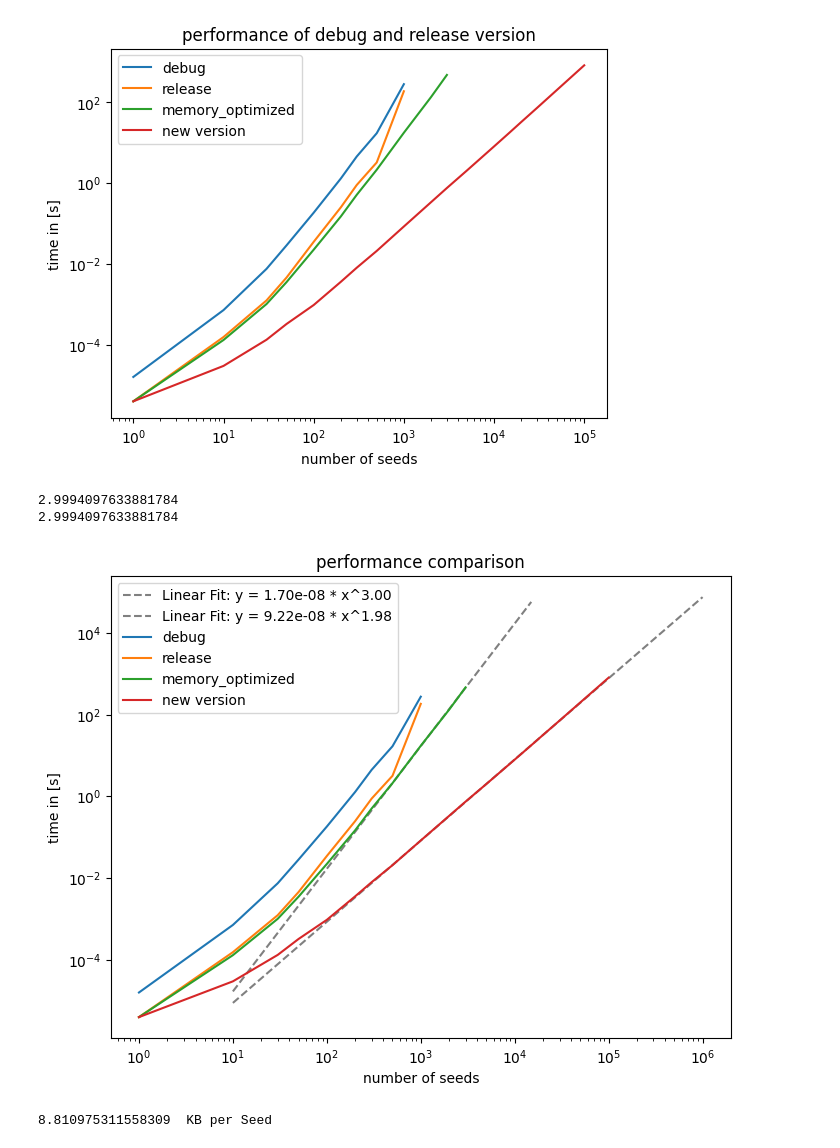
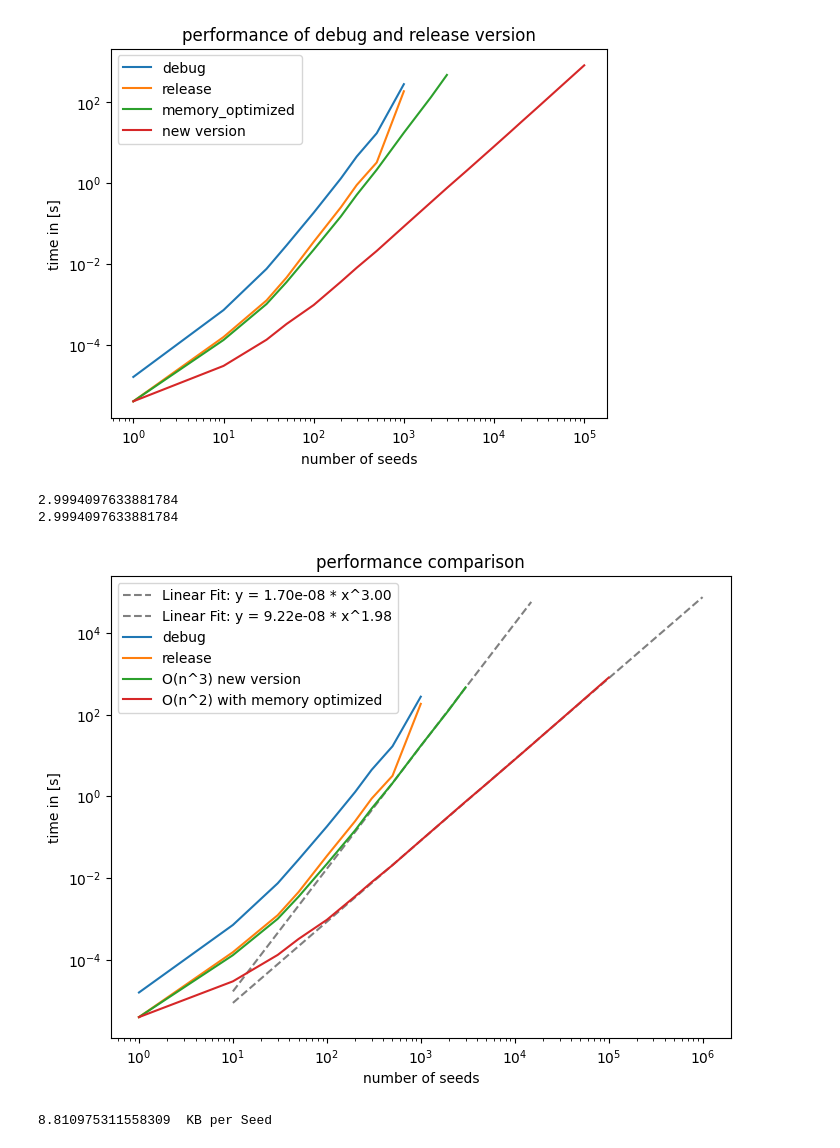
Before and after one commit to lucas56098/voronoi_mesh_project, a Jupyter notebook: animate.ipynb, the cells around one changed output. Cells and saved outputs as stored; diff of their text form; code cells hidden in the pictures.

```diff
--- a/animate.ipynb
+++ b/animate.ipynb
@@ -129,36 +129,36 @@ y_fit = np.exp(line(np.log(x_fit), m, b))
 plt.plot(x_fit, y_fit, label=f'Linear Fit: y = {np.exp(b):.2e} * x^{m:.2f}', color='grey', linestyle = '--')
 
 
 popt1, pcov1 = curve_fit(line, np.log(new_algorithm[7:-1, 0]), np.log(new_algorithm[7:-1,1]/1000000))
 
 print(popt[0])
 m1 = popt1[0]
 b1 = popt1[1]
 
 # Plot the linear fit
 x_fit = np.linspace(min(new_algorithm[1:, 0]), max(new_algorithm[:, 0])*10, 100)
 y_fit = np.exp(line(np.log(x_fit), m1, b1))
 plt.plot(x_fit, y_fit, label=f'Linear Fit: y = {np.exp(b1):.2e} * x^{m1:.2f}', color='grey', linestyle = '--')
 
 
 
 plt.title('performance comparison')
 plt.xlabel('number of seeds')
 plt.ylabel('time in [s]')
 plt.yscale('log')
 plt.xscale('log')
 plt.plot(debug[:, 0], debug[:, 1]/1000000, label = 'debug')
 plt.plot(release[:, 0], release[:, 1]/1000000, label = 'release')
-plt.plot(release_memory_opt[:, 0], release_memory_opt[:, 1]/1000000, label = 'memory_optimized')
-plt.plot(new_algorithm[:, 0], new_algorithm[:, 1]/1000000, label = 'new version')
+plt.plot(release_memory_opt[:, 0], release_memory_opt[:, 1]/1000000, label = 'O(n^3) new version')
+plt.plot(new_algorithm[:, 0], new_algorithm[:, 1]/1000000, label = 'O(n^2) with memory optimized')
 
 plt.legend(loc = 2)
 plt.savefig("figures/benchmark.png")
 plt.show()
 # %% [output]
 2.9994097633881784
 2.9994097633881784
-[figure, old version]
+[figure, new version]
 # %%
 new_algorithm_memory = np.loadtxt('build/benchmarks/memory_hp_intersect_with_memory_log.csv', delimiter=',', skiprows=1)
 
```
Also changed, not shown: 3 other files.
